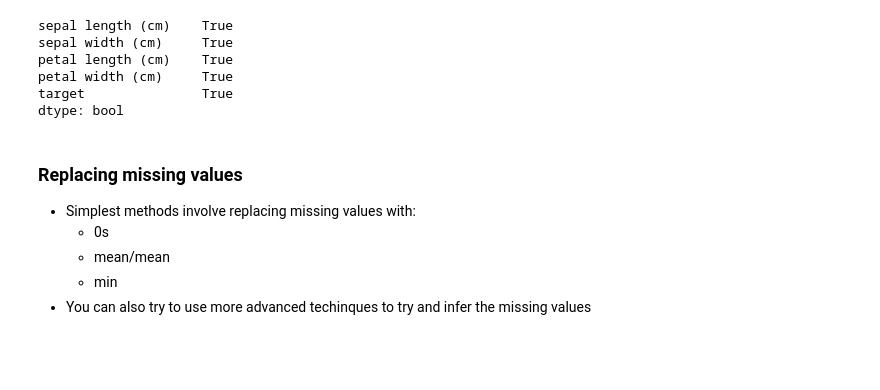
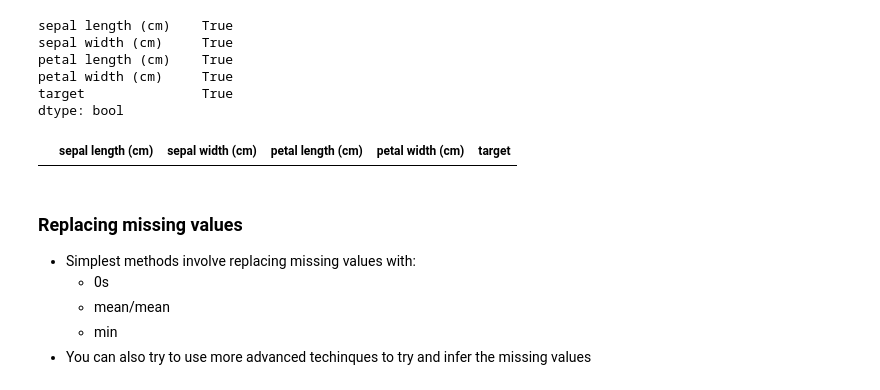
Before and after one commit to jackbrucesimpson/Reference, a Jupyter notebook: notebooks/ml_workflow/explore.ipynb, the cells around one changed output. Cells and saved outputs as stored; diff of their text form; code cells hidden in the pictures; blank space fills up the shorter version.

```diff
--- a/notebooks/ml_workflow/explore.ipynb
+++ b/notebooks/ml_workflow/explore.ipynb
@@ -111,6 +117,11 @@ petal length (cm)    True
 petal width (cm)     True
 target               True
 dtype: bool
+# %%
+# Examine rows with missing values
+df[df['target'].isnull()]
+# %% [output]
+|  | sepal length (cm) | sepal width (cm) | petal length (cm) | petal width (cm) | target |
 # %% [markdown]
 ### Replacing missing values
 - Simplest methods involve replacing missing values with:
```
Also changed, not shown: parts of 3 cells of this notebook, 1 other file.
